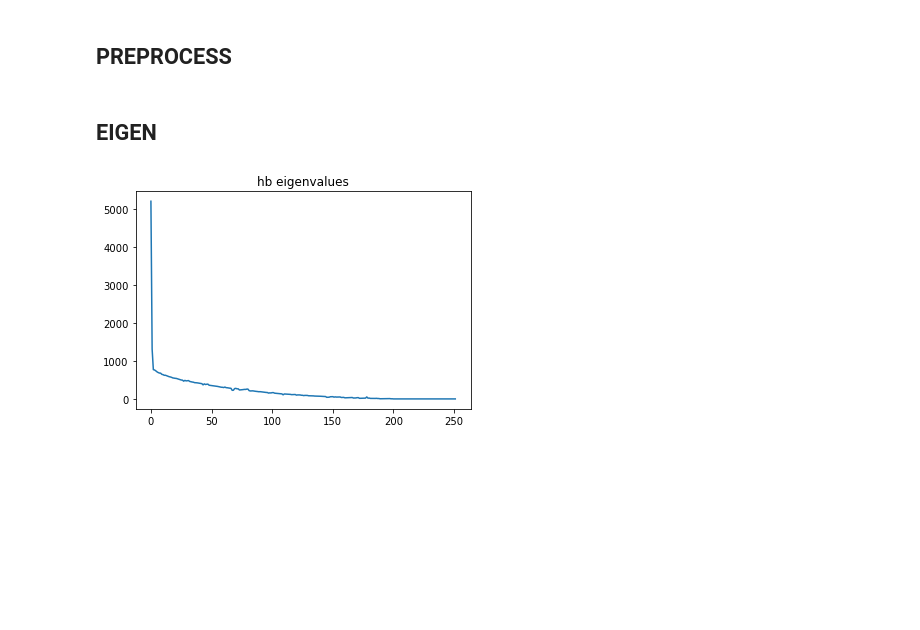
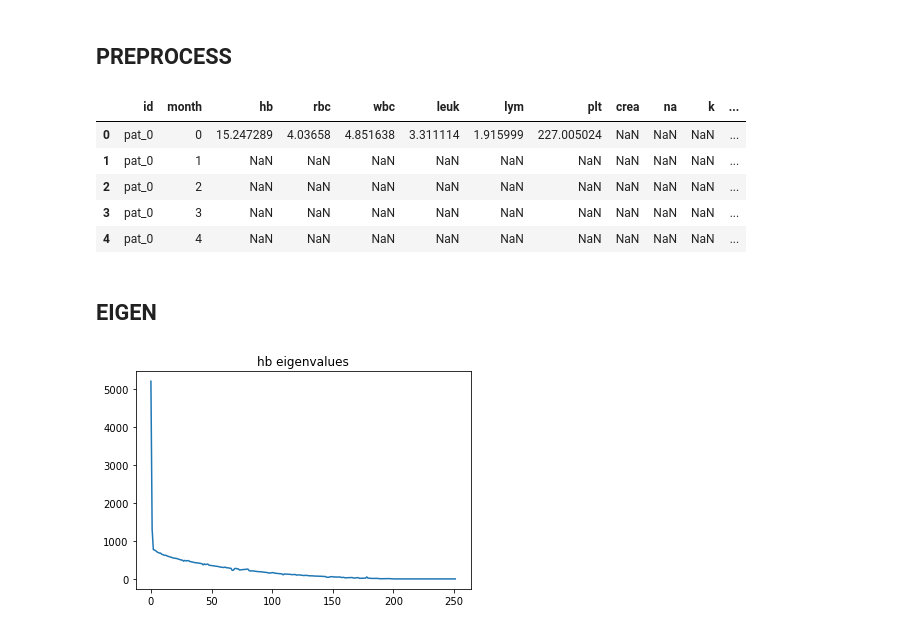
Before and after one commit to zhsegal/backup, a Jupyter notebook: master/master.ipynb, the cells around one changed output. Saved outputs shown, nothing was run; the diff lists cells and outputs as text; code cells hidden in the pictures; blank space fills up the shorter version.

```diff
--- a/master/master.ipynb
+++ b/master/master.ipynb
@@ -148,6 +131,15 @@ data=pd.concat([case,control],ignore_index=True)
 names=[f'pat_{id}' for id in range (200)]
 num_months=252
 data.id=list(np.repeat(names, num_months))
+# %%
+data.head()
+# %% [output]
+|  | id | month | hb | rbc | wbc | leuk | lym | plt | crea | na | k | ... |
+| 0 | pat_0 | 0 | 15.247289 | 4.03658 | 4.851638 | 3.311114 | 1.915999 | 227.005024 | NaN | NaN | NaN | ... |
+| 1 | pat_0 | 1 | NaN | NaN | NaN | NaN | NaN | NaN | NaN | NaN | NaN | ... |
+| 2 | pat_0 | 2 | NaN | NaN | NaN | NaN | NaN | NaN | NaN | NaN | NaN | ... |
+| 3 | pat_0 | 3 | NaN | NaN | NaN | NaN | NaN | NaN | NaN | NaN | NaN | ... |
+| 4 | pat_0 | 4 | NaN | NaN | NaN | NaN | NaN | NaN | NaN | NaN | NaN | ... |
 # %%
 recalc=False
 if recalc:
```
Also changed, not shown: parts of 1 cell of this notebook, 4 other files.
